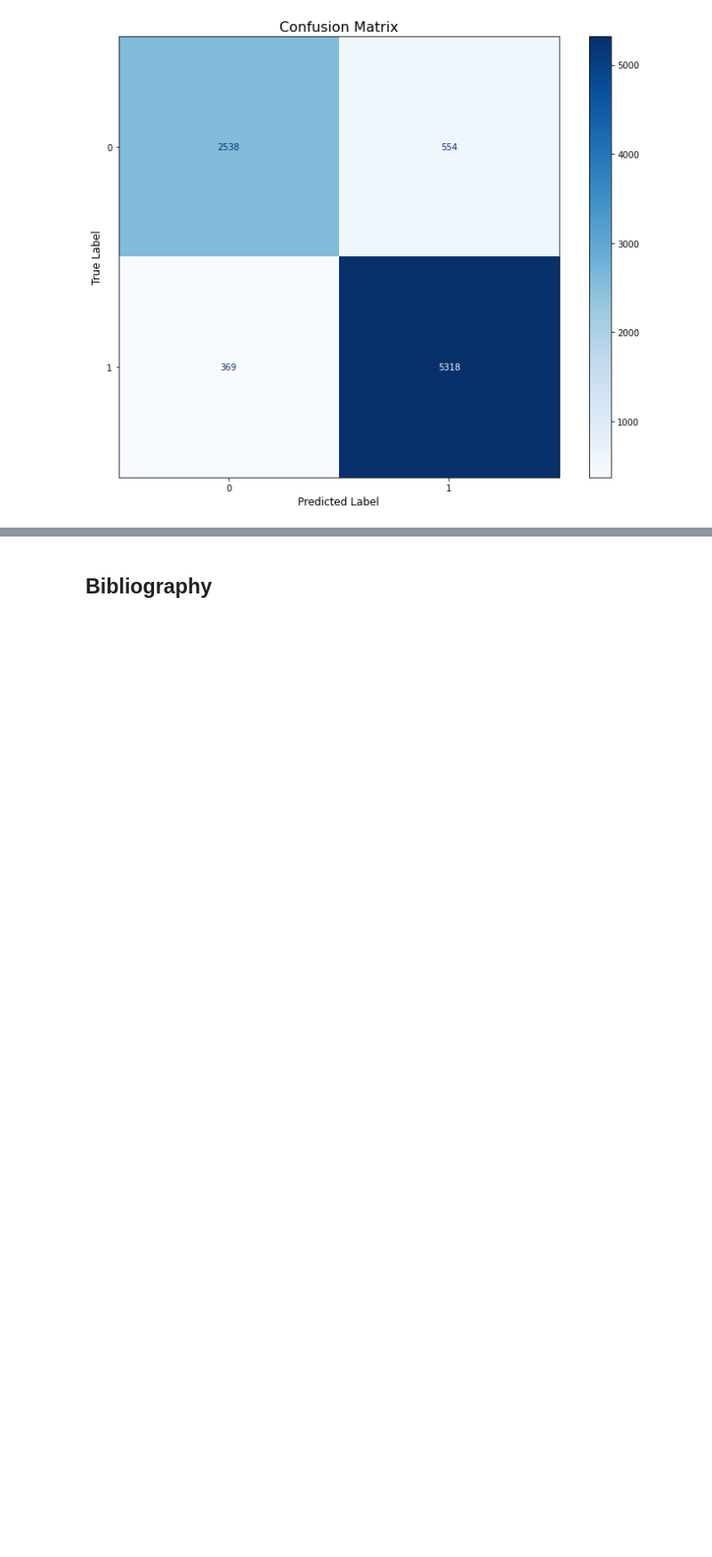
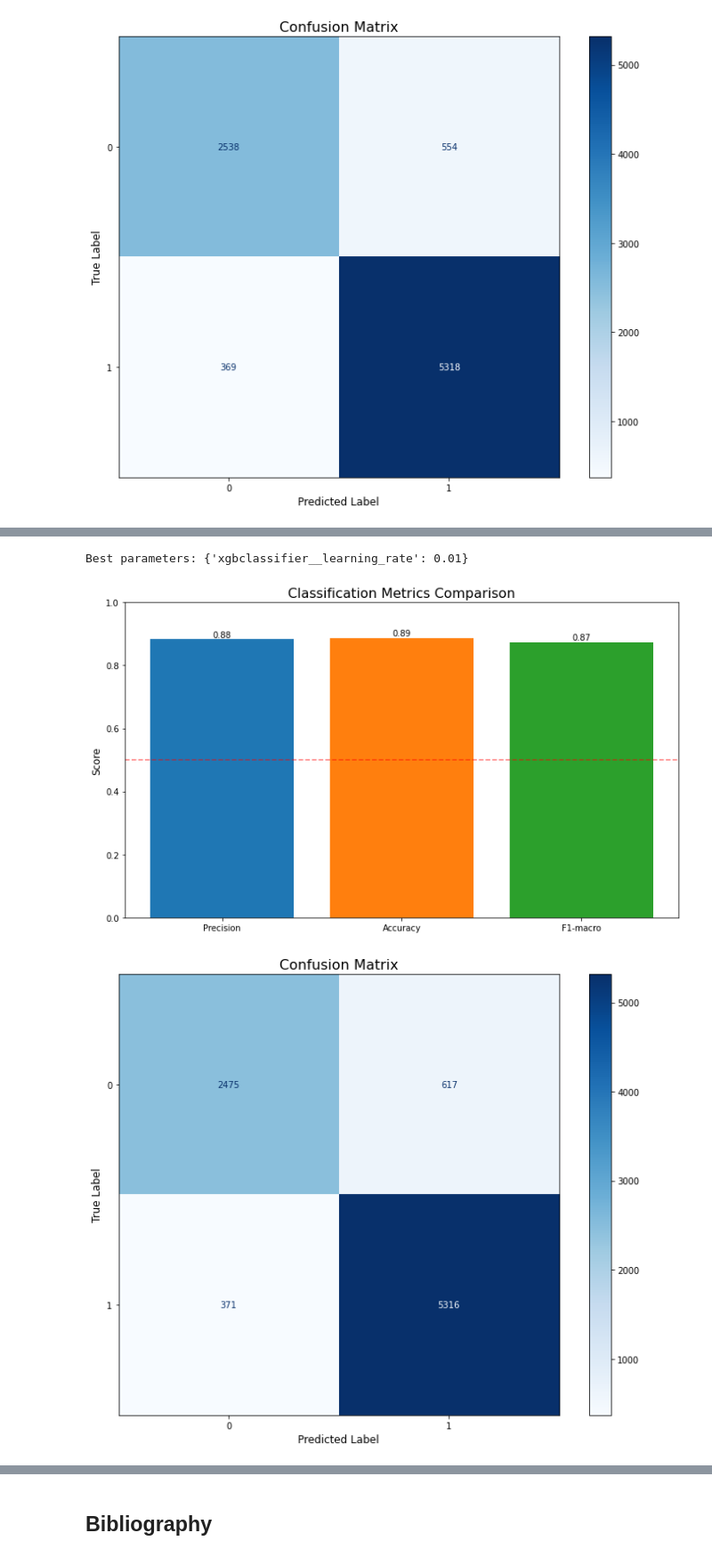
Before and after one commit to idangabai/bot_detection_eda, a Jupyter notebook: bot_detection_eda.ipynb, the cells around one changed output, grey strips where cells are left out. Shown: that part at 89% size. Saved outputs shown, nothing was run; the diff lists cells and outputs as text; code cells hidden in the pictures; blank space fills up the shorter version.

```diff
--- a/bot_detection_eda.ipynb
+++ b/bot_detection_eda.ipynb
@@ -1114,0 +770,22 @@ Name: user.verified, dtype: float64
+# %%
+y = df2['label']
+x = df2.drop(columns=['label'],axis=1)
+x_train, x_test, y_train, y_test = train_test_split(x, y,test_size=0.2, random_state=42)
+model = RidgeClassifier()
+
+
+# Initialize the XGBoost classifier
+param_grid = {
+    'xgbclassifier__learning_rate': [0.01],
+}
+
+
+model = XGBClassifier(random_state=42)
+
+# Set up GridSearchCV
+best_model,preds = grid_search_model(model,param_grid,x_train, y_train,x_test,y_test)
+xgb_best_model = best_model
+# %% [output]
+Best parameters: {'xgbclassifier__learning_rate': 0.01}
+[figure, added]
+[figure, added]
```
Also changed, not shown: parts of 33 cells of this notebook.
